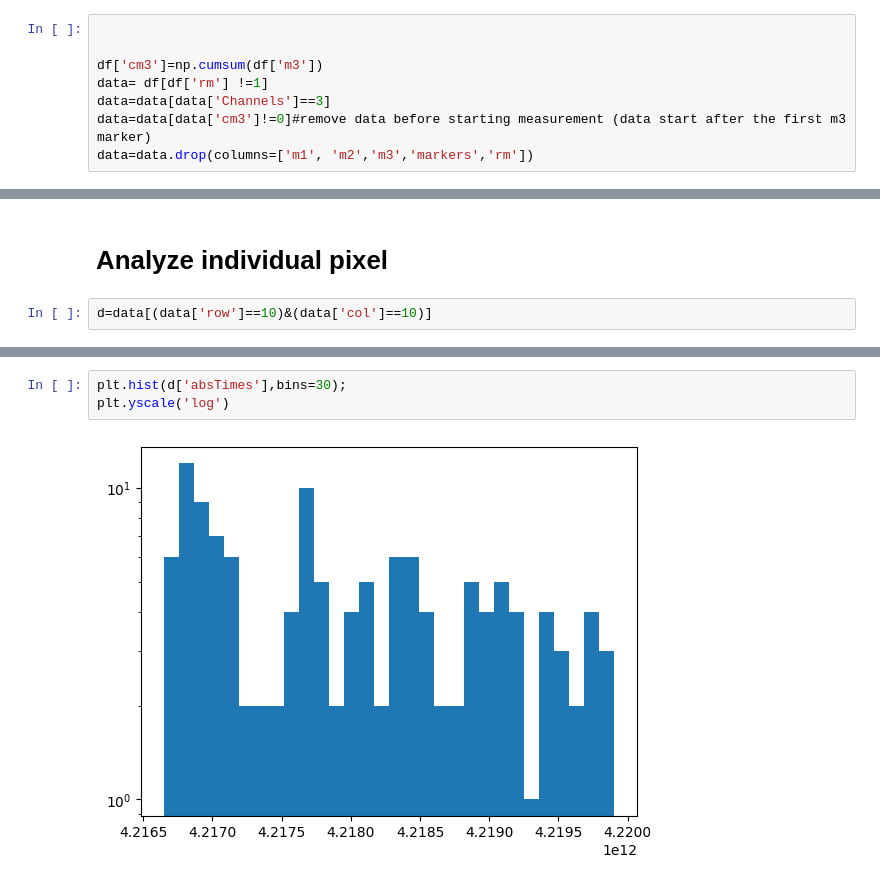
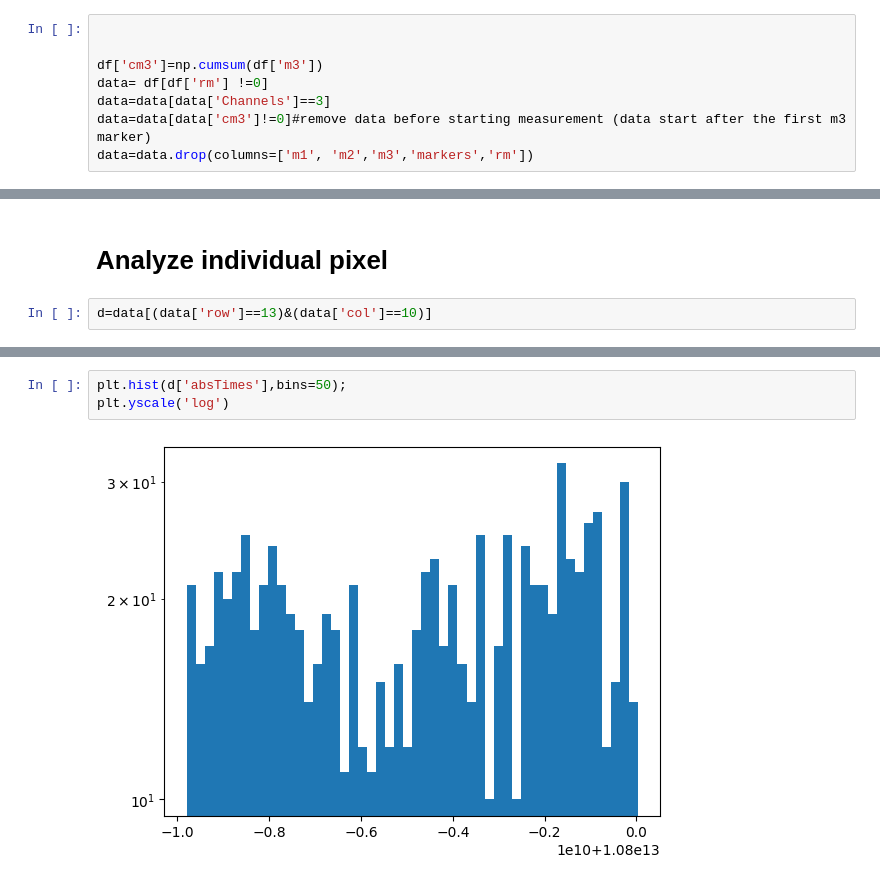
Before and after one commit to MikelElorza/Data-analysis, a Jupyter notebook: Narrow field/Imaging/Imaging_with_markers.ipynb, the cells around one changed output, grey strips where cells are left out. Saved outputs shown, nothing was run; the diff lists cells and outputs as text.

```diff
--- a/Narrow field/Imaging/Imaging_with_markers.ipynb
+++ b/Narrow field/Imaging/Imaging_with_markers.ipynb
@@ -63,7 +63,7 @@ df['col']=col
 
 
 df['cm3']=np.cumsum(df['m3'])
-data= df[df['rm'] !=1]
+data= df[df['rm'] !=0]
 data=data[data['Channels']==3]
 data=data[data['cm3']!=0]#remove data before starting measurement (data start after the first m3 marker)
 data=data.drop(columns=['m1', 'm2','m3','markers','rm'])
@@ -113,7 +105,7 @@ plt.colorbar()
 # %% [markdown]
 # Analyze individual pixel
 # %%
-d=data[(data['row']==10)&(data['col']==10)]
+d=data[(data['row']==13)&(data['col']==10)]
 # %%
 plt.hist(d['dTimes'],bins=500);
 plt.yscale('log')
@@ -122,5 +114,5 @@ plt.yscale('log')
 # %%
-plt.hist(d['absTimes'],bins=30);
+plt.hist(d['absTimes'],bins=50);
 plt.yscale('log')
 # %% [output]
-[figure, old version]
+[figure, new version]
```
Also changed, not shown: parts of 7 cells of this notebook.
